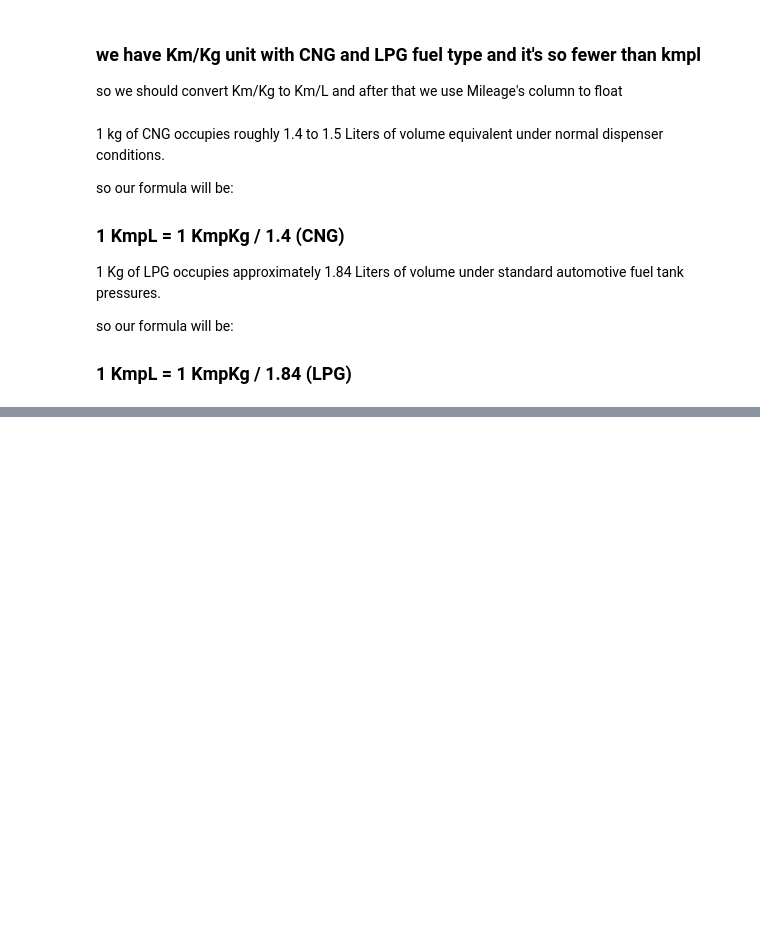
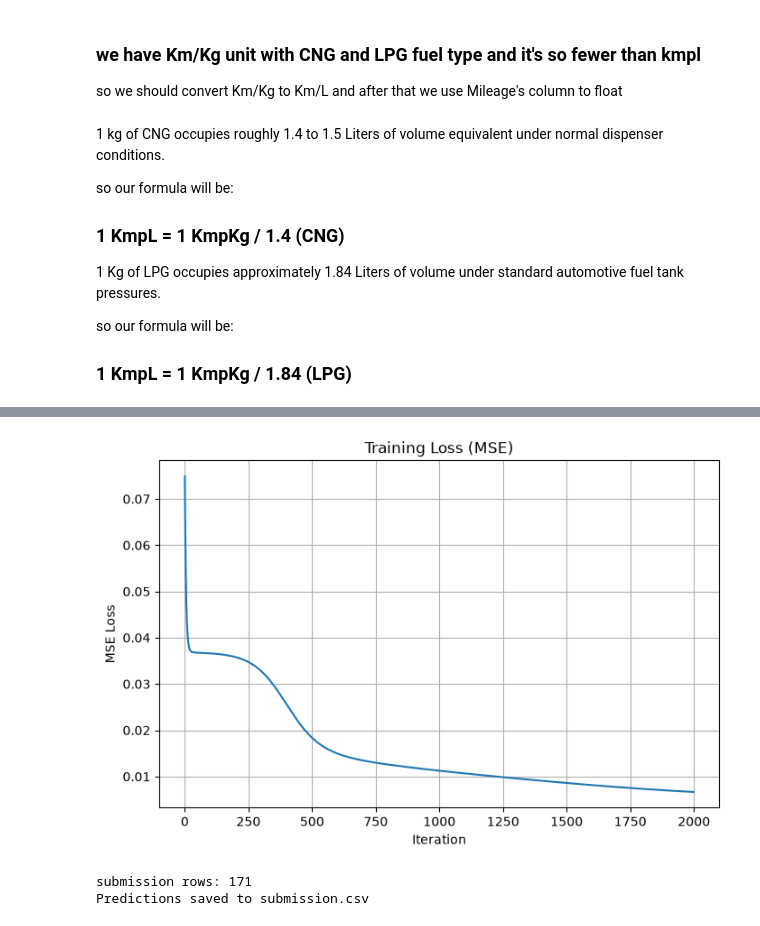
Before and after one commit to hussein-alali-alismael/Car-price-prediction, a Jupyter notebook: Car price prediction.ipynb, the cells around one changed output, grey strips where cells are left out. Drawn from its saved outputs; the diff is of its cells as text; code cells hidden in the pictures; blank space fills up the shorter version.

Commit message:
reorgnize and training first NN (ep=2000,c=0.05, 1h with 10n, ReLU)

```diff
--- a/Car price prediction.ipynb
+++ b/Car price prediction.ipynb
@@ -58,7 +110,7 @@ kmplPetrol = 0
 kmplDiesel = 0
 kmplLPG = 0
 
-for i , j in zip(data.Mileage , data.Fuel_Type):
+for i , j in zip(train_raw.Mileage , train_raw.Fuel_Type):
     if str(i).endswith("km/kg") and j == "CNG":
         kmkgCNG+=1
     elif str(i).endswith("km/kg") and j == "Petrol":
@@ -270,0 +392,44 @@ print(y_test.shape)
+# %%
+def train_neural_network(X, Y, n_h, epochs=1000, learning_rate=0.01, print_every=200):
+    n_x = X.shape[0]
+    n_y = Y.shape[0]
+    W1, b1, W2, b2 = initialize_parameters(n_x, n_h, n_y)
+    loss_history = []
+    for i in range(epochs):
+        A2, cache = forward_propagation(X, W1, b1, W2, b2)
+        loss = compute_loss(A2, Y)
+        loss_history.append(loss)
+        grads = backward_propagation(X, Y, cache, W2)
+        W1, b1, W2, b2 = update_parameters(W1, b1, W2, b2, grads, learning_rate)
+        if i % print_every == 0:
+            print(f'EPOCHS {i} | MSE Loss: {loss:.6f}')
+    return W1, b1, W2, b2, loss_history
+# %%
+# Prepare data for the small NN: use train/test provided by files (no internal split)
+# y_train exists from earlier cell
+y_array = np.array(y_train).reshape(-1, 1)
+scaler_y = MinMaxScaler()
+y_train_scaled = scaler_y.fit_transform(y_array)
+if y_test is not None:
+    y_test_array = np.array(y_test).reshape(-1, 1)
+    y_test_scaled = scaler_y.transform(y_test_array)
+else:
+    y_test_scaled = None
+# Transpose for our implementation: (n_x, m)
+X_train_T = X_train_scaled.T
+X_test_T = X_test_scaled.T
+y_train_T = y_train_scaled.T
+y_test_T = y_test_scaled.T if y_test_scaled is not None else None
+
+# Train small 2-layer NN
+np.random.seed(42)  # for reproducibility
+W1_tr, b1_tr, W2_tr, b2_tr, losses = train_neural_network(X_train_T, y_train_T, n_h=10, epochs=2000, learning_rate=0.05, print_every=200)
+
+# Plot training loss
+plt.plot(losses, color='tab:blue')
+plt.title('Training Loss (MSE)')
+plt.xlabel('Iteration')
+plt.ylabel('MSE Loss')
+plt.grid(True)
+plt.show()
+# %% [output]
@@ -270,0 +446,28 @@ print(y_test.shape)
+[figure, added]
+# %%
+# Evaluate on test set
+A2_test, _ = forward_propagation(X_test_T, W1_tr, b1_tr, W2_tr, b2_tr)
+# inverse transform scaled predictions
+y_pred_scaled = A2_test.T  # shape (m, 1)
+y_pred = scaler_y.inverse_transform(y_pred_scaled)
+# If true test labels exist, compute RMSE, otherwise save predictions to CSV for submission
+if y_test is not None:
+    y_test_orig = scaler_y.inverse_transform(np.array(y_test).reshape(-1,1))
+    from sklearn.metrics import mean_squared_error
+    rmse = np.sqrt(mean_squared_error(y_test_orig, y_pred))
+    print(f'RMSE on test set: {rmse:.4f}')
+else:
+    # Include original ID column (if present) for Kaggle submission — keep alignment with rows kept after preprocessing
+    if 'ID' in test_raw.columns:
+        ids = test_raw.loc[test_final.index, 'ID'].values
+    elif 'Id' in test_raw.columns:
+        ids = test_raw.loc[test_final.index, 'Id'].values
+    else:
+        ids = test_final.index.values
+    submission = pd.DataFrame({'Id': ids, 'Price': y_pred.flatten()})
+    print('submission rows:', len(submission))
+    submission.to_csv('submission.csv', index=False)
+    print('Predictions saved to submission.csv')
+# %% [output]
+submission rows: 171
+Predictions saved to submission.csv
```
Also changed, not shown: parts of 48 cells of this notebook.
